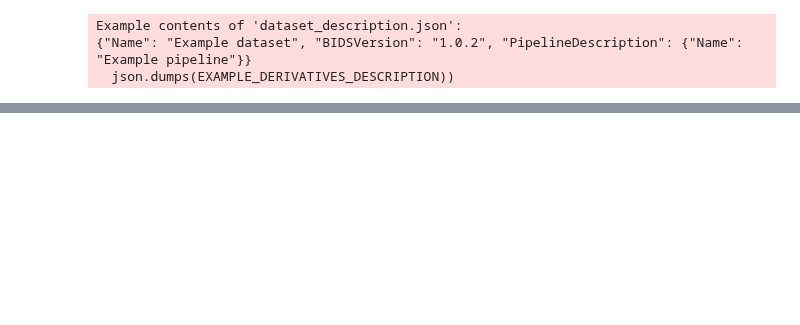
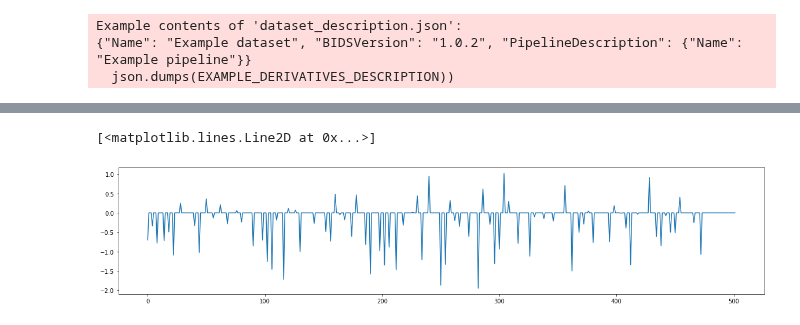
Before and after one commit to CCS-Lab/project_model_based_fmri, a Jupyter notebook: examples/1stlevel_analysis.ipynb, the cells around one changed output, grey strips where cells are left out. Drawn from its saved outputs; the diff is of its cells as text; code cells hidden in the pictures; blank space fills up the shorter version.

```diff
--- a/examples/1stlevel_analysis.ipynb
+++ b/examples/1stlevel_analysis.ipynb
@@ -54,7 +57,7 @@ frmi_subject_run = {}
 for subject_id in tqdm(layout.get(target='subject', return_type='id')):
     if subject_id not in frmi_subject_run.keys():
         frmi_subject_run[subject_id] = {
-            'niis': layout.get(subject=subject_id, return_type='file', suffix='bold', extension='nii.gz'),
+            'niis': layout.derivatives['fMRIPrep'].get(subject=subject_id, return_type='file', suffix='bold', extension='nii.gz'),
             'events': layout.get(subject=subject_id, return_type='file', suffix='events', extension='tsv')
         }
     else: # subjID is already exists..
@@ -138,0 +168,7 @@ for name, group in tqdm(df_X.groupby(['subjID', 'run'])):
+# %%
+plt.figure(figsize=(20,4))
+example_impulse = latent_process['02-3']['utility_risky_impulse']
+plt.plot(example_impulse)
+# %% [output]
+[<matplotlib.lines.Line2D at 0x...>]
+[figure, added]
```
Also changed, not shown: parts of 28 cells of this notebook, 6 other files.
